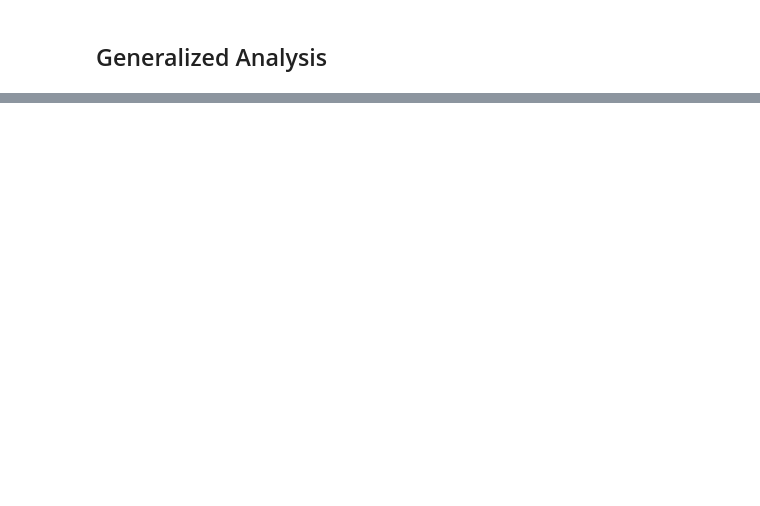
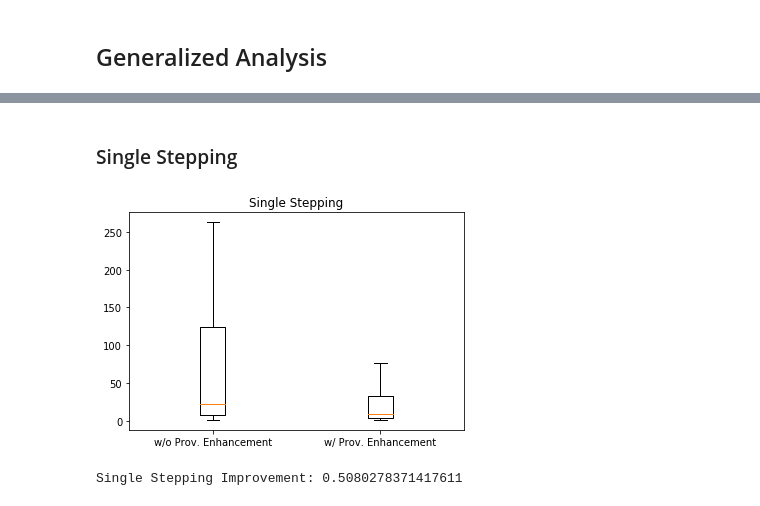
Before and after one commit to gems-uff/debugprov, a Jupyter notebook: experiments/13-Result_Analysis.ipynb, the cells around one changed output, grey strips where cells are left out. Drawn from its saved outputs; the diff is of its cells as text; code cells hidden in the pictures; blank space fills up the shorter version.

```diff
--- a/experiments/13-Result_Analysis.ipynb
+++ b/experiments/13-Result_Analysis.ipynb
@@ -158,0 +123,44 @@ data_frame
+# %%
+r_single_stepping = []
+r_single_stepping_prov = []
+
+r_top_down = []
+r_top_down_prov = []
+
+r_heaviest_first = []
+r_heaviest_first_prov = []
+
+r_divide_and_query = []
+r_divide_and_query_prov = []
+# %%
+for t in df[single_stepping]:
+    r_single_stepping.append(t)
+
+for t in df[single_stepping_prov]:
+    r_single_stepping_prov.append(t)
+
+for t in df[top_down]:
+    r_top_down.append(t)
+
+for t in df[top_down_prov]:
+    r_top_down_prov.append(t)
+
+for t in df[heaviest_first]:
+    r_heaviest_first.append(t)
+
+for t in df[heaviest_first_prov]:
+    r_heaviest_first_prov.append(t)
+
+for t in df[divide_and_query]:
+    r_divide_and_query.append(t)
+
+for t in df[divide_and_query_prov]:
+    r_divide_and_query_prov.append(t)
+# %% [markdown]
+### Single Stepping
+# %%
+plt.boxplot([r_single_stepping,r_single_stepping_prov],showfliers=False,labels=['w/o Prov. Enhancement','w/ Prov. Enhancement'])
+plt.title(single_stepping)
+plt.savefig('analysis/by_navigation_strategy/single_stepping.pdf')
+# %% [output]
+[figure, added]
@@ -158,0 +173,4 @@ data_frame
+# %%
+print("Single Stepping Improvement: {}".format((sum(r_single_stepping) - sum(r_single_stepping_prov)) / sum(r_single_stepping)))
+# %% [output]
+Single Stepping Improvement: 0.5080278371417611
```
Also changed, not shown: parts of 24 cells of this notebook.
